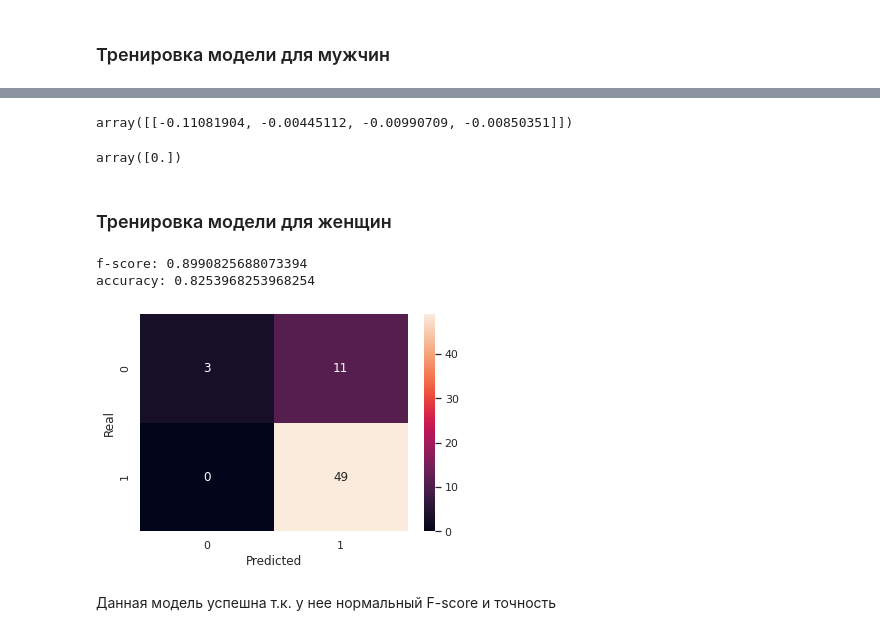
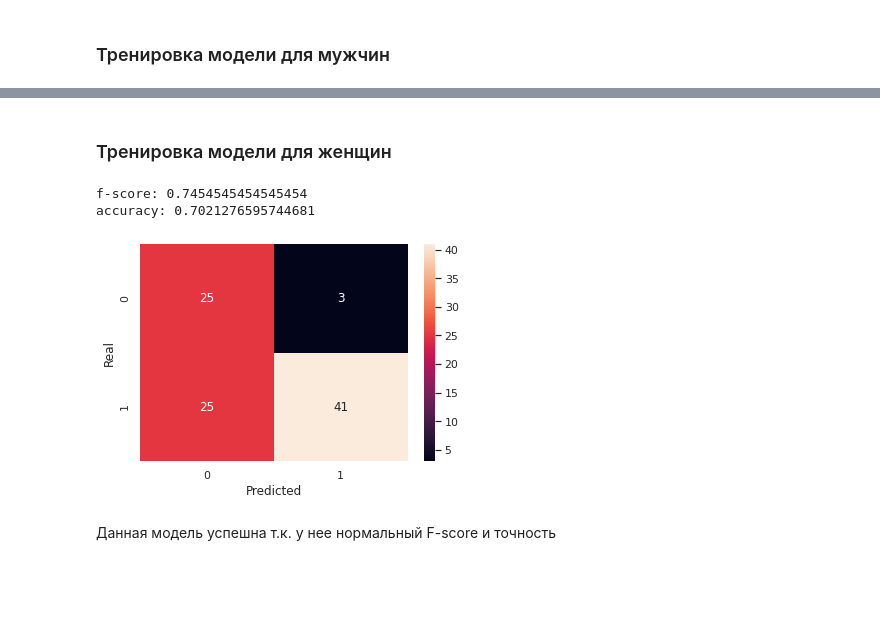
Before and after one commit to VsevolodKozlov-git/kaggle-titanic-competition, a Jupyter notebook: second_try.ipynb, the cells around one changed output, grey strips where cells are left out. Saved outputs shown, nothing was run; the diff lists cells and outputs as text; code cells hidden in the pictures; blank space fills up the shorter version.

```diff
--- a/second_try.ipynb
+++ b/second_try.ipynb
@@ -418,7 +418,7 @@ grid_parameters = [
     {
         'estimator__fit_intercept': [False, True],
         'estimator__C': [0.001, 0.01, 0.4, 1, 2, 4, 8 ,10, 100],
-        'estimator__class_weight': [False, True]
+        'estimator__class_weight': ['balanced']
     }]
 grid = GridSearchCV(grid_model, grid_parameters, cv=10, scoring='f1_micro')
 # %%
@@ -433,9 +433,9 @@ def confusion_matrix_and_f_score(X_test, y_test, estimator):
 # %% [markdown]
 ### Тренировка модели для мужчин
 # %%
-X = df_men.drop(labels='Survived', axis=1).to_numpy()
-y = df_men['Survived'].to_numpy()
-X_train, X_test, y_train, y_test = train_test_split(X, y, train_size=0.8)
+X = df_men.drop(labels='Survived', axis=1)
+y = df_men['Survived']
+X_train, X_test, y_train, y_test = train_test_split(X, y, train_size=0.7)
 
 grid.fit(X_train, y_train)
 estimator_men = grid.best_estimator_
@@ -455,27 +448,18 @@ f-score: 0.0
-# %%
-regression_man = estimator_men['estimator']
-regression_man.coef_
-# %% [output]
-array([[-0.11081904, -0.00445112, -0.00990709, -0.00850351]])
-# %%
-regression_man.intercept_
-# %% [output]
-array([0.])
 # %% [markdown]
 ### Тренировка модели для женщин
 # %%
-X = df_women.drop(labels='Survived', axis=1).to_numpy()
-y = df_women['Survived'].to_numpy()
-X_train, X_test, y_train, y_test = train_test_split(X, y, train_size=0.8)
+X = df_women.drop(labels='Survived', axis=1)
+y = df_women['Survived']
+X_train, X_test, y_train, y_test = train_test_split(X, y, train_size=0.7)
 grid.fit(X_train, y_train)
 
 estimator_women = grid.best_estimator_
 confusion_matrix_and_f_score(X_test, y_test, estimator_women)
 print('accuracy:', grid.score(X_test, y_test))
 # %% [output]
-f-score: 0.8990825688073394
-accuracy: 0.8253968253968254
+f-score: 0.7454545454545454
+accuracy: 0.7021276595744681
-[figure, old version]
+[figure, new version]
 # %% [markdown]
 Данная модель успешна т.к. у нее нормальный F-score и точность
 # %% [markdown]
```
Also changed, not shown: parts of 5 cells of this notebook.
